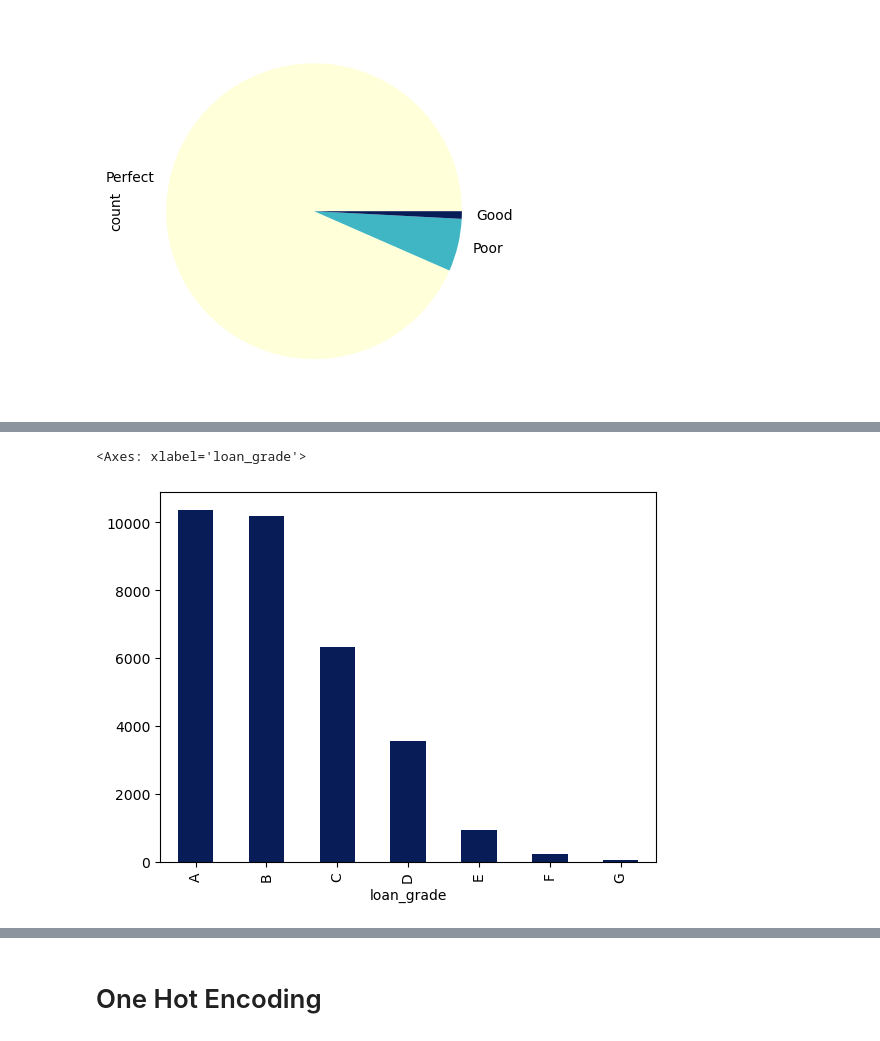
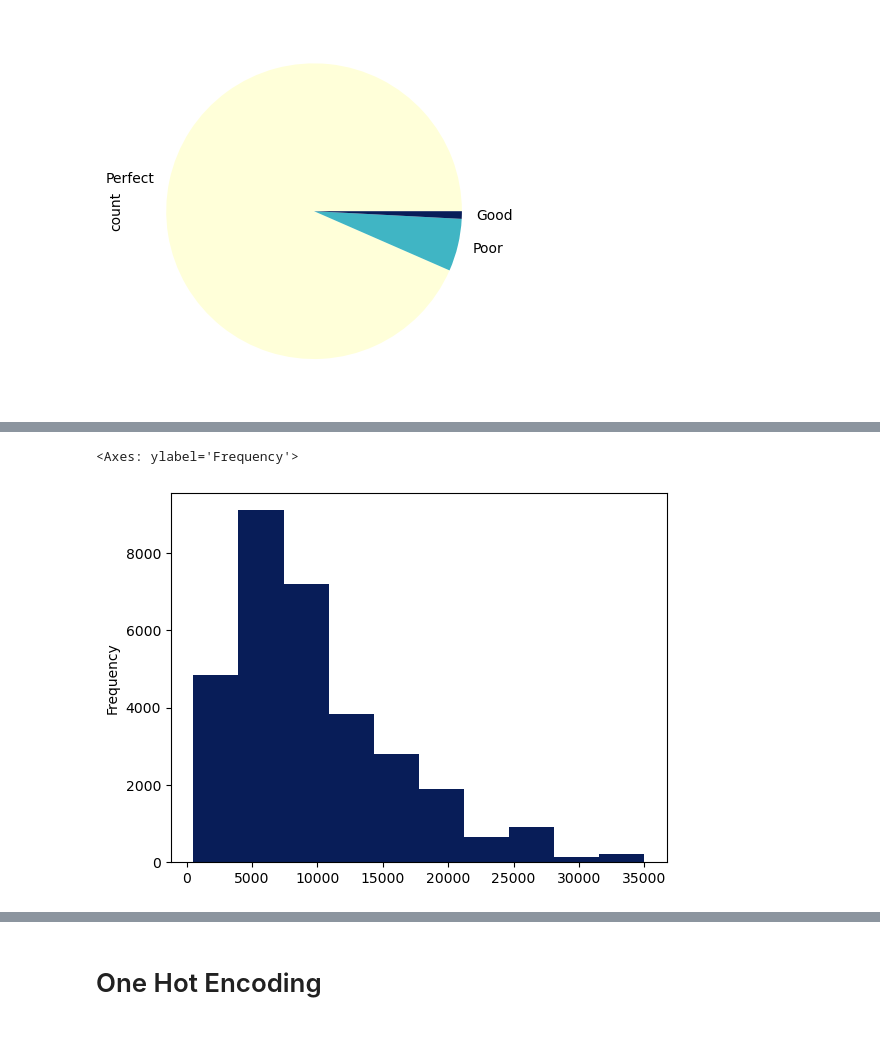
Before and after one commit to georgembugua00/credit_risk_classifier, a Jupyter notebook: notebook.ipynb, the cells around one changed output, grey strips where cells are left out. Drawn from its saved outputs; the diff is of its cells as text; code cells hidden in the pictures.

```diff
--- a/notebook.ipynb
+++ b/notebook.ipynb
@@ -297,2 +301,5 @@ def iqr_outlier_removal(data, column_name):
 # %% [markdown]
 #### The max years of employment in the person_emp_length is 123 years which indicates data entry error
+# %%
+data = data[data.person_emp_length < 40]
+data
@@ -355,0 +374,3 @@ filtered_data = iqr_outlier_removal(data,'person_age')
+# %%
+data = data[data.person_age < 60]
+data.head()
@@ -366,3 +394,6 @@ Text(0, 0.5, 'Outlier')
 **Justification**
 
 In Credit banking the capacity to pay is a fundamental critiria for lenders. When an individual passes a certain age usually the age after retirement their capacity will decrease. Individuals older than 94 will be impractical. The probability of a person working for 123 years is very small.
+# %%
+filtered_data = data
+filtered_data.shape
@@ -439,2 +453,0 @@ person_age_group
-# %%
-palette = sns.set_palette("Blues")
@@ -549,5 +543,5 @@ Perecentage of loans Paid: 75%
 # %%
-filtered_data['loan_grade'].value_counts().plot(kind='bar',colormap='YlGnBu_r')
+filtered_data['loan_amnt'].plot(kind='hist',colormap='r')
 # %% [output]
-<Axes: xlabel='loan_grade'>
+<Axes: ylabel='Frequency'>
-[figure, old version]
+[figure, new version]
```
Also changed, not shown: parts of 111 cells of this notebook, 1 other file.
